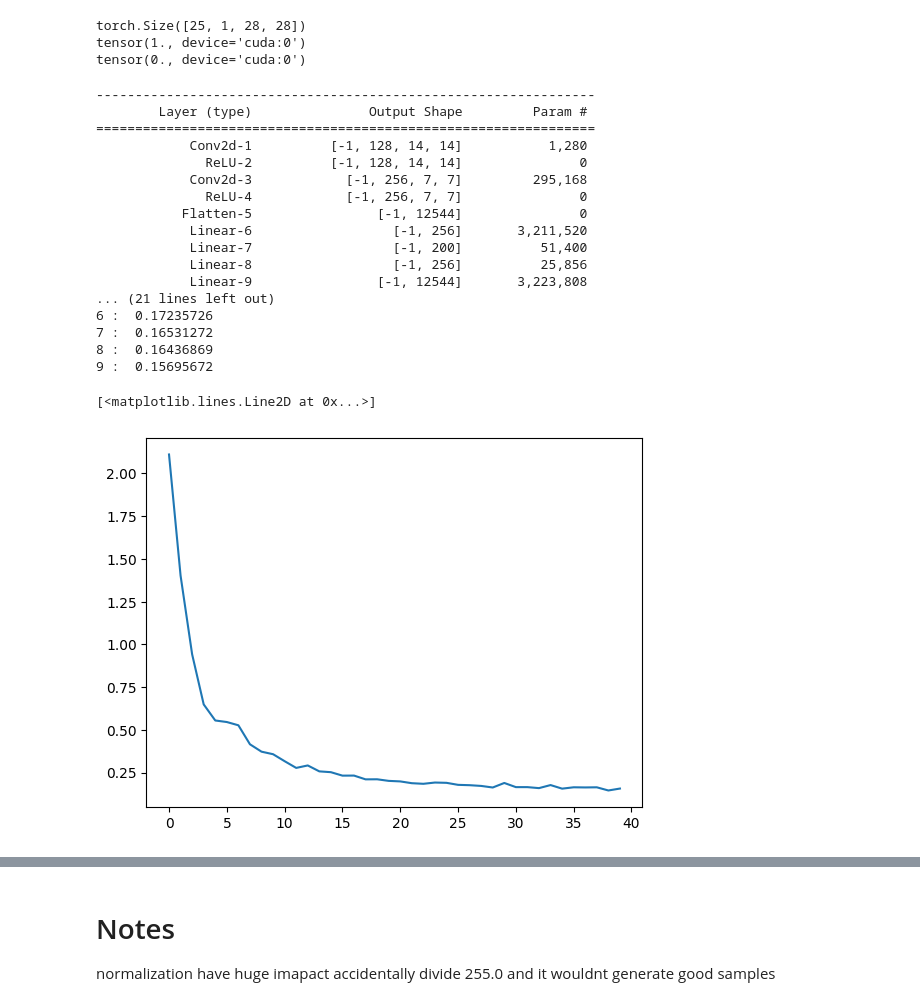
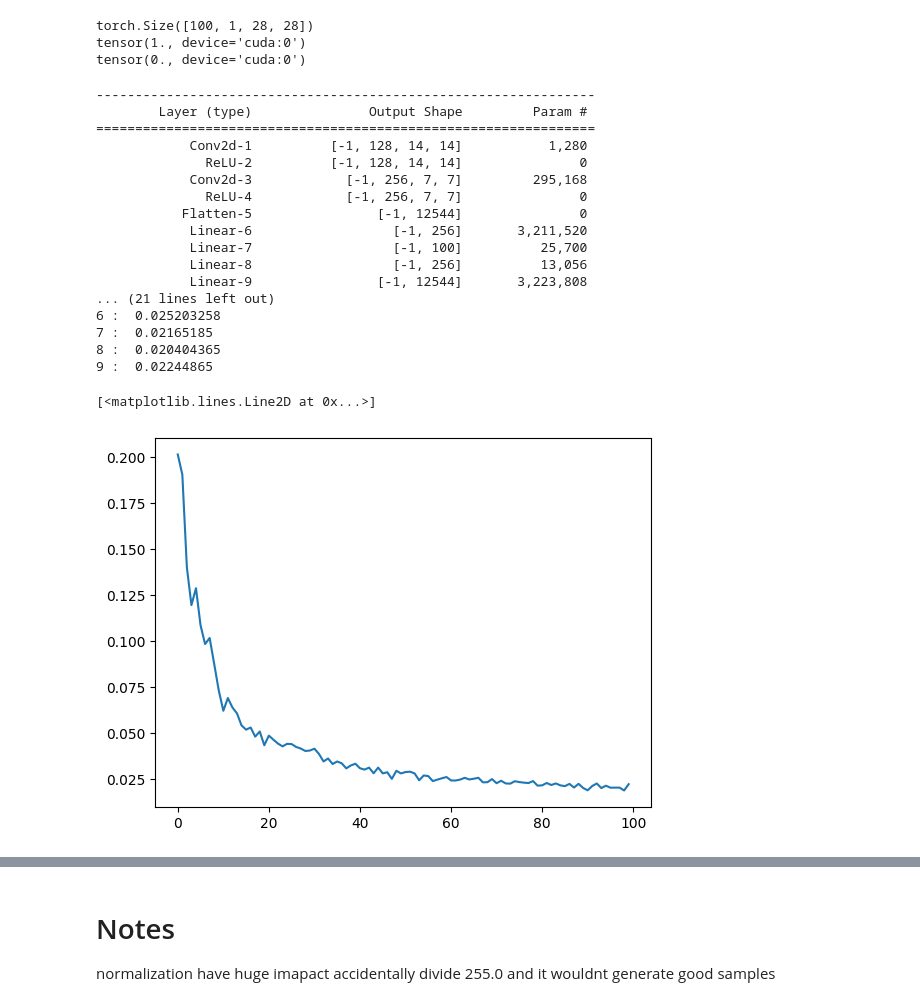
Before and after one commit to majidsh97/VAE, a Jupyter notebook: VAE.ipynb, the cells around one changed output, grey strips where cells are left out. Drawn from its saved outputs; the diff is of its cells as text; code cells hidden in the pictures.

```diff
--- a/VAE.ipynb
+++ b/VAE.ipynb
@@ -35,10 +35,10 @@ custom collaborate function
 """
 
 data = datasets.load_dataset('fashion_mnist')
-batch_size = 25
+batch_size = 100
 
 
-train = data['train'].select(range(100))
+train = data['train'].select(range(1000))
 test_data = data['test']
 
 
@@ -62,7 +62,7 @@ for image,label in train_loader:
   print(image.min())
   break
 # %% [output]
-torch.Size([25, 1, 28, 28])
+torch.Size([100, 1, 28, 28])
 tensor(1., device='cuda:0')
 tensor(0., device='cuda:0')
 # %%
@@ -77,10 +77,10 @@ def kl_divergence(mean,std):
     return loss
 
 mse = torch.nn.MSELoss()
-lr = 1e-4
+lr = 1e-3
 f=128
 pad=1
-latent_size = 100
+latent_size = 50
 class Encoder_Decoder(torch.nn.Module):
     def __init__(self, *args, **kwargs) -> None:
         super().__init__(*args, **kwargs)
@@ -126,46 +126,46 @@ optim = torch.optim.Adam(encoder_decoder.parameters(),lr,weight_decay=1e-5)
 def step(x,y)->torch.Tensor:
     optim.zero_grad()
     output,mean,std = encoder_decoder.forward(x)
-    loss = mse(output,y) + 0.5*kl_divergence(mean,std)
+    loss = mse(output,y) #+ 0.5*kl_divergence(mean,std)
     loss.backward()
     optim.step()
     return loss
     pass
 
 train_loss = []
 for epoch in range(10):
     for image,label in train_loader:
         #print(image.shape)
         #print(label.shape)
         #noise = torch.normal(0,1,size=(image.shape[0],1,28,28)).cuda()
         loss = step(image,image)
         #print(loss)
         train_loss.append(loss.cpu().detach().numpy())
 
         pass
     print(epoch,': ',train_loss[-1])
 
 plt.plot(train_loss)
 # %% [output]
 ----------------------------------------------------------------
         Layer (type)               Output Shape         Param #
 ================================================================
             Conv2d-1          [-1, 128, 14, 14]           1,280
               ReLU-2          [-1, 128, 14, 14]               0
             Conv2d-3            [-1, 256, 7, 7]         295,168
               ReLU-4            [-1, 256, 7, 7]               0
            Flatten-5                [-1, 12544]               0
             Linear-6                  [-1, 256]       3,211,520
-            Linear-7                  [-1, 200]          51,400
-            Linear-8                  [-1, 256]          25,856
+            Linear-7                  [-1, 100]          25,700
+            Linear-8                  [-1, 256]          13,056
             Linear-9                [-1, 12544]       3,223,808
 ... (21 lines left out)
-6 :  0.17235726
-7 :  0.16531272
-8 :  0.16436869
-9 :  0.15695672
+6 :  0.025203258
+7 :  0.02165185
+8 :  0.020404365
+9 :  0.02244865
 [<matplotlib.lines.Line2D at 0x...>]
-[figure, old version]
+[figure, new version]
 # %%
 plt.plot(train_loss)
 
```
Also changed, not shown: parts of 5 cells of this notebook.
